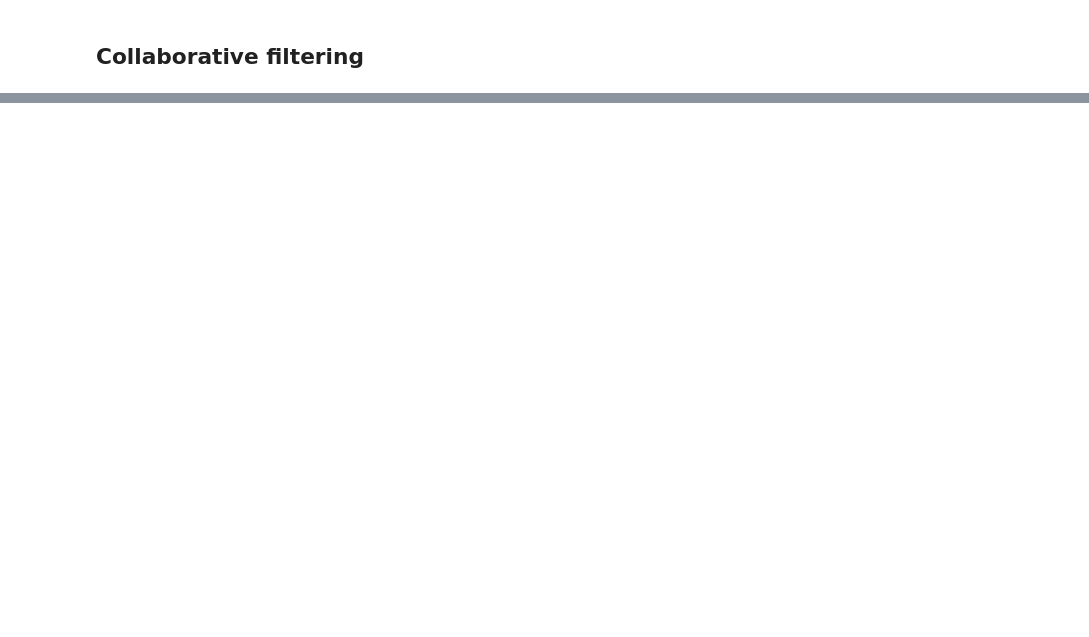
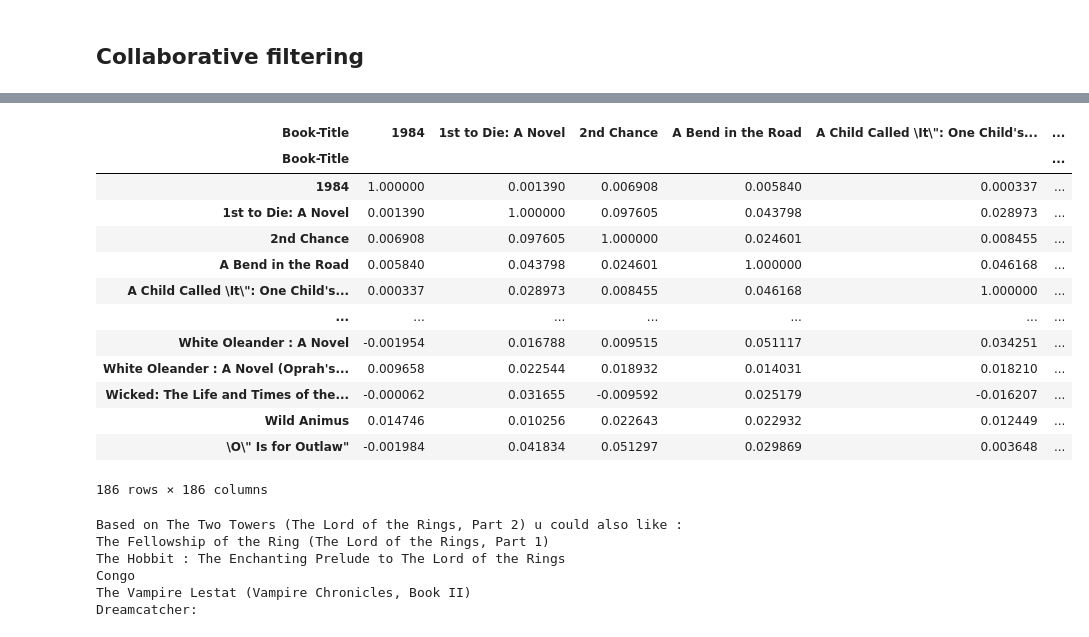
Before and after one commit to korayyildirim/DataAnalysisProjects, a Jupyter notebook: bookRecommendation.ipynb, the cells around one changed output, grey strips where cells are left out. Cells and saved outputs as stored; diff of their text form; code cells hidden in the pictures; blank space fills up the shorter version.

```diff
--- a/bookRecommendation.ipynb
+++ b/bookRecommendation.ipynb
@@ -223,0 +239,34 @@ array(['The Testament', 'The Rainmaker', 'Jurassic Park',
+# %%
+similarities = cosine_similarity(book_ratings)
+cosine_similarity_books=pd.DataFrame(similarities,index=book_ratings.index,columns=book_ratings.index)
+cosine_similarity_books
+# %% [output]
+| Book-Title | 1984 | 1st to Die: A Novel | 2nd Chance | A Bend in the Road | A Child Called \It\": One Child's... | ... |
+| Book-Title |  |  |  |  |  | ... |
+| 1984 | 1.000000 | 0.001390 | 0.006908 | 0.005840 | 0.000337 | ... |
+| 1st to Die: A Novel | 0.001390 | 1.000000 | 0.097605 | 0.043798 | 0.028973 | ... |
+| 2nd Chance | 0.006908 | 0.097605 | 1.000000 | 0.024601 | 0.008455 | ... |
+| A Bend in the Road | 0.005840 | 0.043798 | 0.024601 | 1.000000 | 0.046168 | ... |
+| A Child Called \It\": One Child's... | 0.000337 | 0.028973 | 0.008455 | 0.046168 | 1.000000 | ... |
+| ... | ... | ... | ... | ... | ... | ... |
+| White Oleander : A Novel | -0.001954 | 0.016788 | 0.009515 | 0.051117 | 0.034251 | ... |
+| White Oleander : A Novel (Oprah's... | 0.009658 | 0.022544 | 0.018932 | 0.014031 | 0.018210 | ... |
+| Wicked: The Life and Times of the... | -0.000062 | 0.031655 | -0.009592 | 0.025179 | -0.016207 | ... |
+| Wild Animus | 0.014746 | 0.010256 | 0.022643 | 0.022932 | 0.012449 | ... |
+| \O\" Is for Outlaw" | -0.001984 | 0.041834 | 0.051297 | 0.029869 | 0.003648 | ... |
+186 rows × 186 columns
+# %%
+def book_based_recommendation(book_title):
+
+    rec_books = cosine_similarity_books.loc[book_title].sort_values(ascending=False)[1:6].index
+    print(f"Based on {book_title} u could also like :\n{'\n'.join(rec_books)}:")
+    return
+
+book_based_recommendation('The Two Towers (The Lord of the Rings, Part 2)')
+# %% [output]
+Based on The Two Towers (The Lord of the Rings, Part 2) u could also like :
+The Fellowship of the Ring (The Lord of the Rings, Part 1)
+The Hobbit : The Enchanting Prelude to The Lord of the Rings
+Congo
+The Vampire Lestat (Vampire Chronicles, Book II)
+Dreamcatcher:
```
Also changed, not shown: parts of 21 cells of this notebook.
